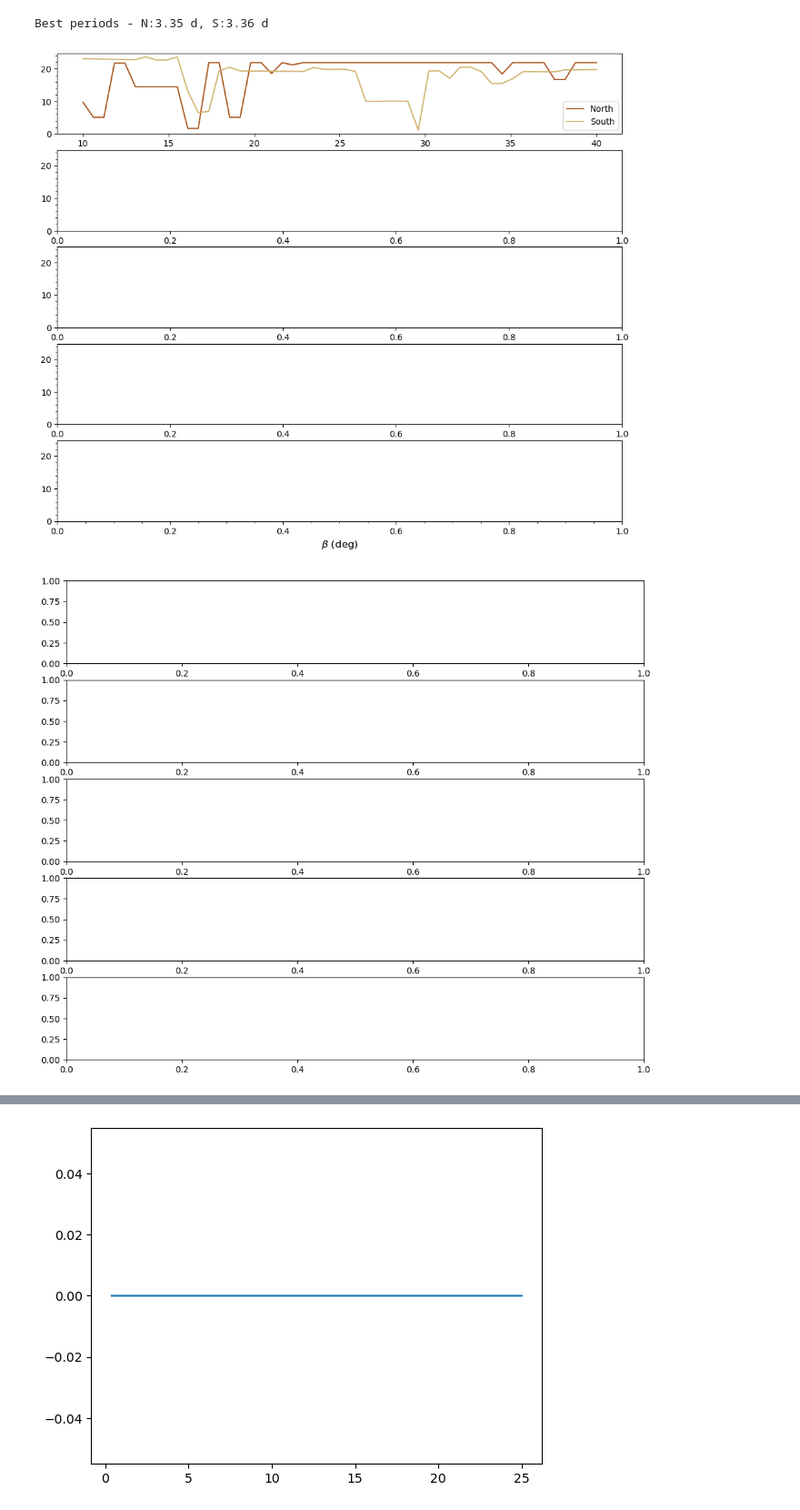
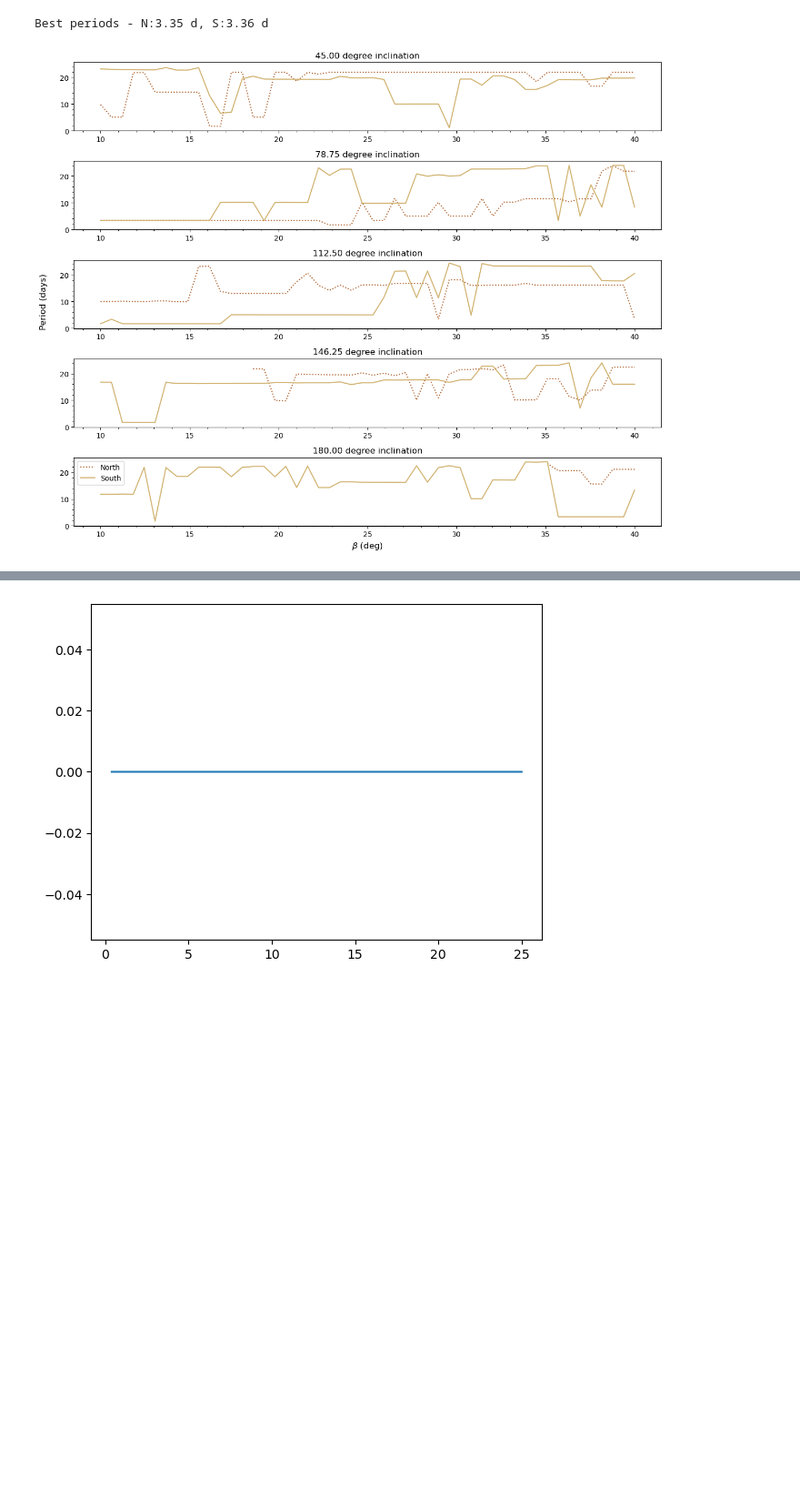
Before and after one commit to robkavanagh/maser, a Jupyter notebook: notebooks/Capstone1.ipynb, the cells around one changed output, grey strips where cells are left out. Shown at 91% size. Saved outputs shown, nothing was run; the diff lists cells and outputs as text; code cells hidden in the pictures; blank space fills up the shorter version.

Commit message:
comitting updated plots

```diff
--- a/notebooks/Capstone1.ipynb
+++ b/notebooks/Capstone1.ipynb
@@ -216,22 +216,22 @@ for j, b in (enumerate(tqdm(betas))):
 # %%
 fig, axes = plt.subplots(5, 1, sharey=True, figsize=(12.0,10.0))
 
 inc = ['45.00 degree inclination', '78.75 degree inclination', '112.50 degree inclination', '146.25 degree inclination', '180.00 degree inclination']
 for j in range(5):
     ax = axes[j]
     axes[j].title.set_text(inc[j])
-    ax.plot(betas,period_grid[:,j,0], color = '#A9561E',label='North')
+    ax.plot(betas,period_grid[:,j,0], ':', color = '#A9561E',label='North')
     ax.plot(betas,period_grid[:,j,1], color = '#D1B26F',label='South')
-    ax.legend()
+
     plt.xlabel(r'$\beta$ (deg)', fontsize=12)
-    plt.minorticks_on()
+    ax.minorticks_on()
 
     #plt.ylabel('Period (d)')
-    ax.grid()
+    #ax.grid()
 fig.tight_layout()
+plt.legend(loc='upper left')
 fig.text(-0.02, 0.5, 'Period (days)', va='center', rotation='vertical', fontsize=12)
 
 plt.show()
 # %% [output]
-[figure, old version]
+[figure, new version]
-[figure, removed]
```
Also changed, not shown: parts of 1 cell of this notebook.
